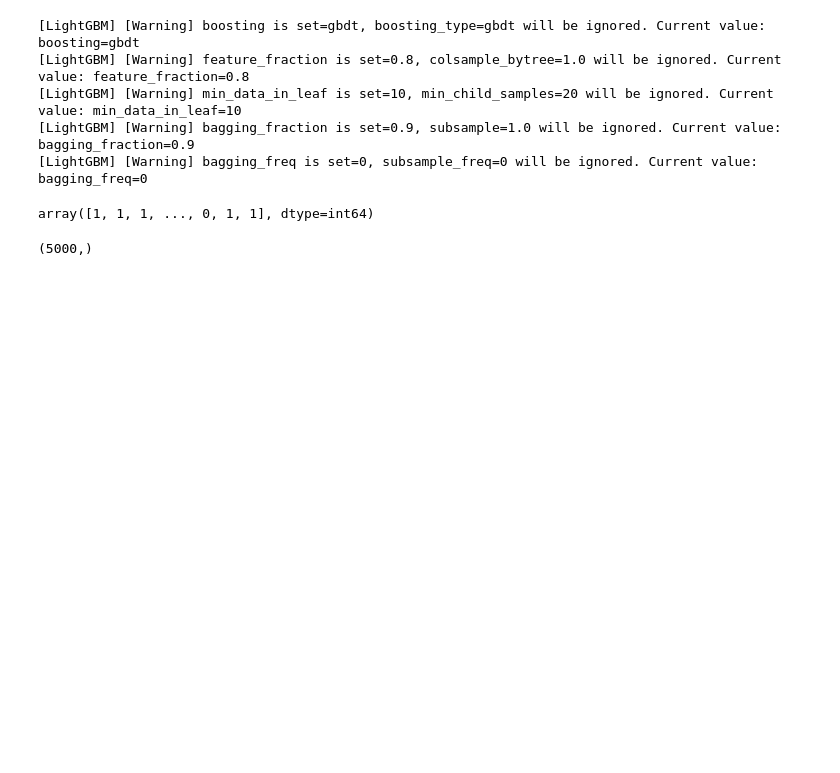
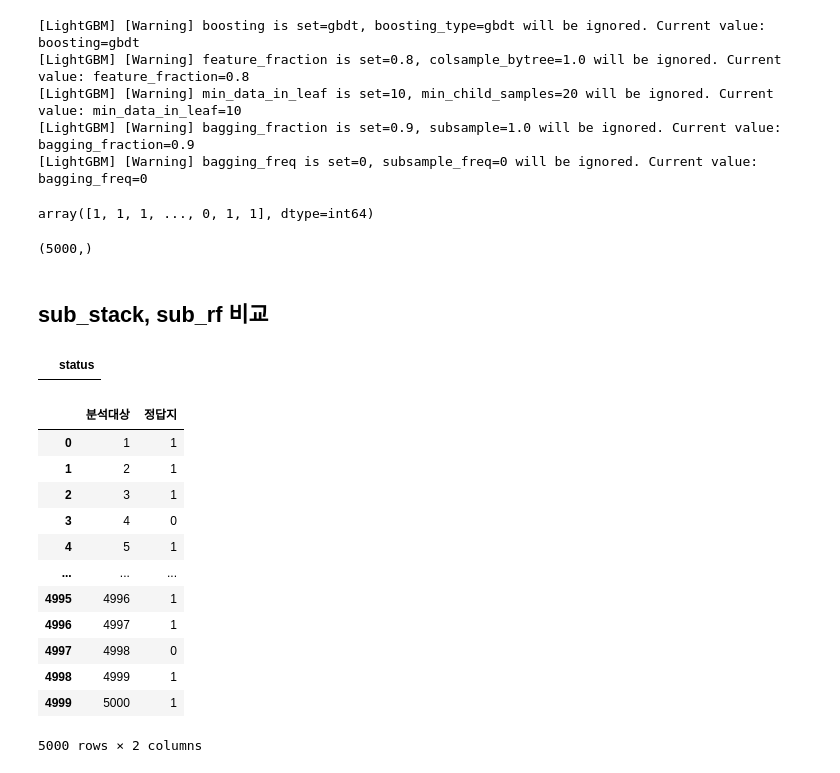
Before and after one commit to Hoseo-IELab/Hoseo_AI_Competition, a Jupyter notebook: Try_stackingEnsemble.ipynb, the cells around one changed output. Saved outputs shown, nothing was run; the diff lists cells and outputs as text; code cells hidden in the pictures; blank space fills up the shorter version.

```diff
--- a/Try_stackingEnsemble.ipynb
+++ b/Try_stackingEnsemble.ipynb
@@ -209,0 +218,2 @@ sub.to_csv('sub.csv', index = 0, encoding='euc-kr')
+# %% [markdown]
+## sub_stack, sub_rf 비교
@@ -209,0 +222,6 @@ sub.to_csv('sub.csv', index = 0, encoding='euc-kr')
+# %%
+compare
+# %% [output]
+|  | status |
+# %%
+sub_stack = pd.read_csv('sub_stack.csv', encoding='euc-kr')
@@ -209,0 +230,16 @@ sub.to_csv('sub.csv', index = 0, encoding='euc-kr')
+# %%
+sub_stack
+# %% [output]
+|  | 분석대상 | 정답지 |
+| 0 | 1 | 1 |
+| 1 | 2 | 1 |
+| 2 | 3 | 1 |
+| 3 | 4 | 0 |
+| 4 | 5 | 1 |
+| ... | ... | ... |
+| 4995 | 4996 | 1 |
+| 4996 | 4997 | 1 |
+| 4997 | 4998 | 0 |
+| 4998 | 4999 | 1 |
+| 4999 | 5000 | 1 |
+5000 rows × 2 columns
```
Also changed, not shown: parts of 13 cells of this notebook, 8 other files.
